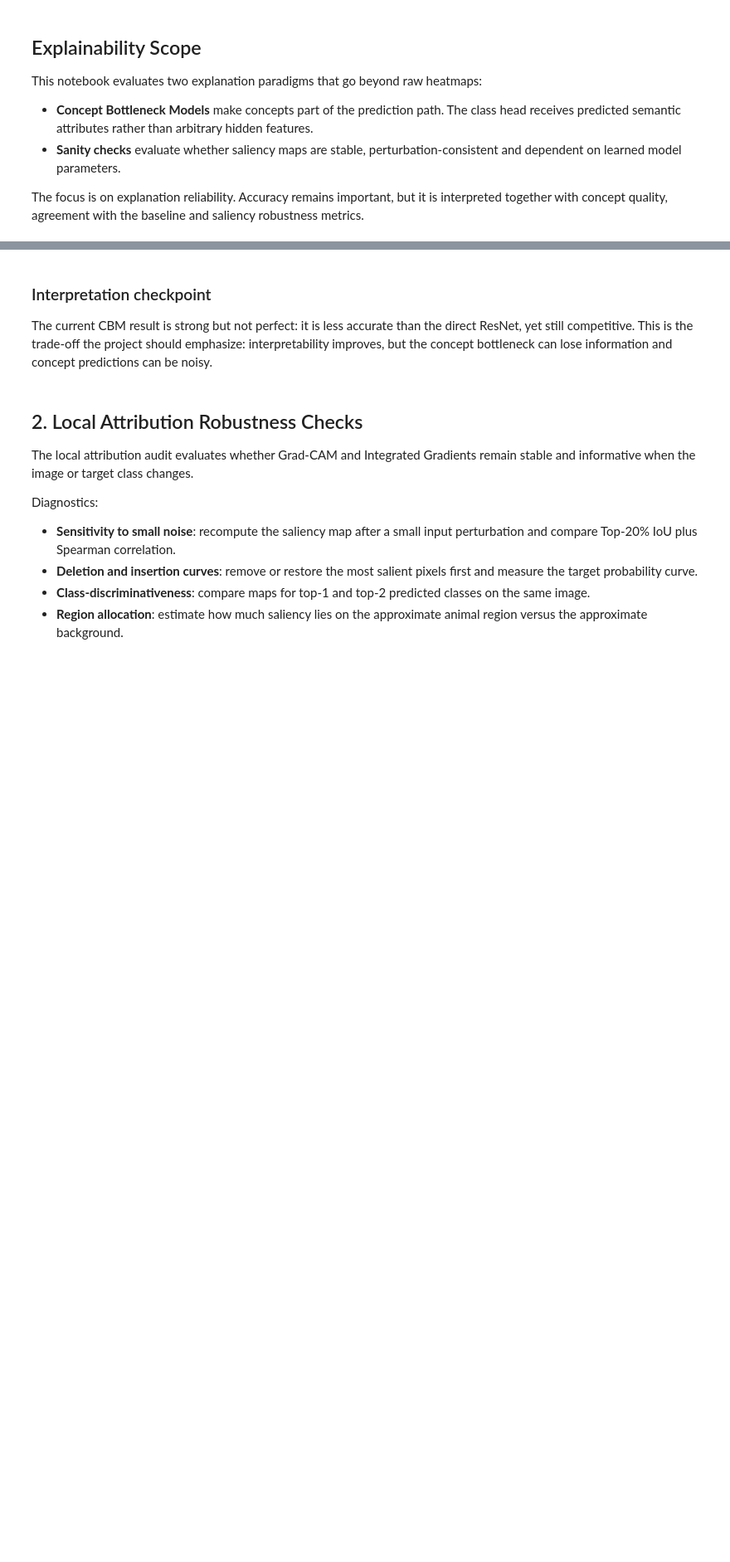
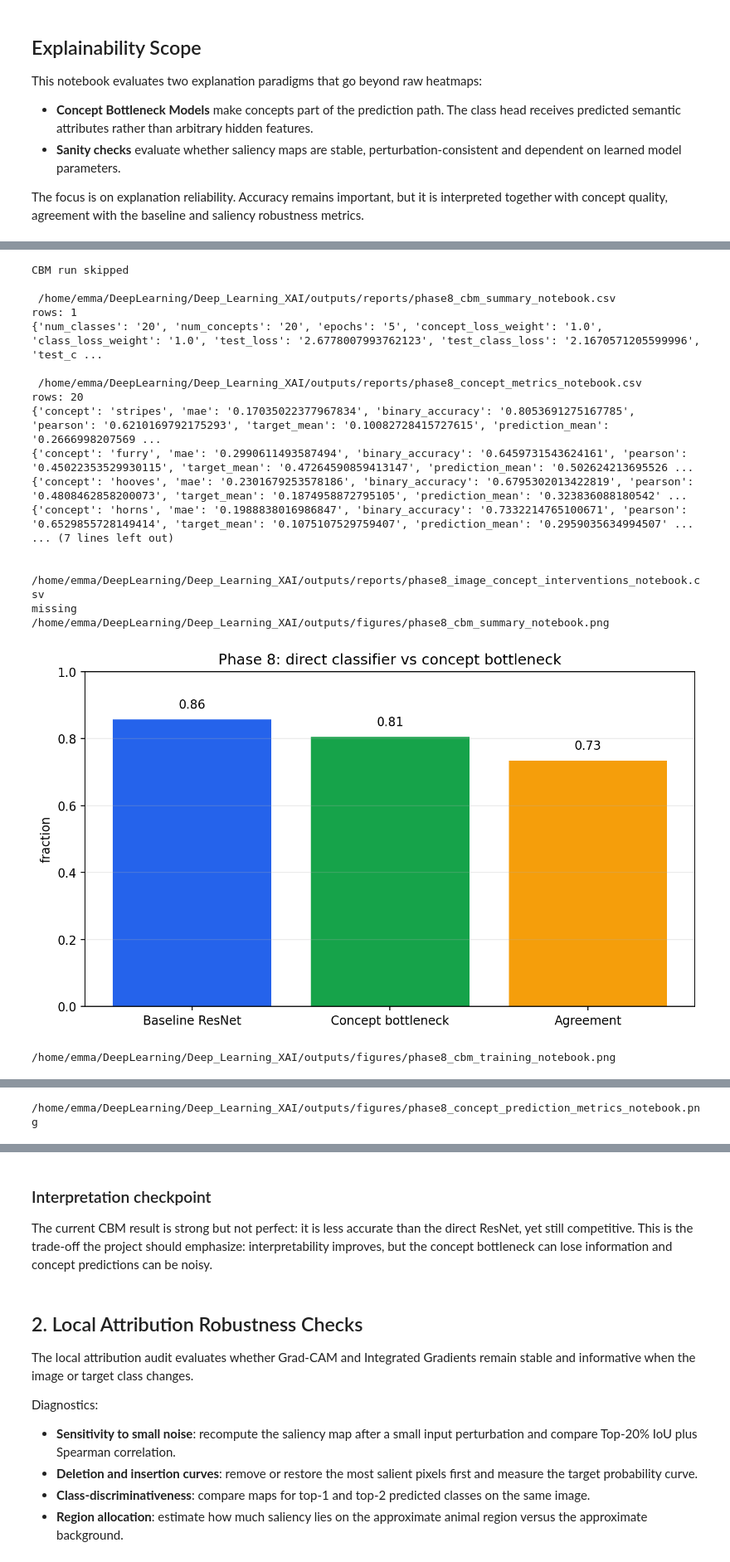
Before and after one commit to emmadariol/Deep_Learning_XAI, a Jupyter notebook: notebooks/03_bottleneck_sanity_report.ipynb, the cells around one changed output, grey strips where cells are left out. Shown at 83% size. Drawn from its saved outputs; the diff is of its cells as text; code cells hidden in the pictures; blank space fills up the shorter version.

Commit message:
fix errors

```diff
--- a/notebooks/03_bottleneck_sanity_report.ipynb
+++ b/notebooks/03_bottleneck_sanity_report.ipynb
@@ -37,6 +37,6 @@ print("project_root:", PROJECT_ROOT)
 print("manifest:", MANIFEST, "exists=", MANIFEST.exists())
 print("checkpoint:", CHECKPOINT, "exists=", CHECKPOINT.exists())
 
-RUN_CBM = True
-RUN_SANITY = True
-RUN_ADVANCED_ATTRIBUTION_AUDIT = True
+RUN_CBM = False  # set True to retrain and regenerate CBM outputs
+RUN_SANITY = False
+RUN_ADVANCED_ATTRIBUTION_AUDIT = False
@@ -71,18 +79,23 @@ if RUN_CBM:
         '--manifest', str(MANIFEST),
         '--metadata-root', str(METADATA_ROOT),
         '--backbone-checkpoint', str(CHECKPOINT),
-        '--checkpoint-output', str(PROJECT_ROOT / 'outputs' / 'checkpoints' / 'phase8_cbm_notebook.pt'),
+        '--checkpoint-path', str(PROJECT_ROOT / 'outputs' / 'checkpoints' / 'phase8_cbm_notebook.pt'),
         '--history-output', str(PROJECT_ROOT / 'outputs' / 'reports' / 'phase8_cbm_history_notebook.csv'),
         '--summary-output', str(PROJECT_ROOT / 'outputs' / 'reports' / 'phase8_cbm_summary_notebook.csv'),
         '--concept-metrics-output', str(PROJECT_ROOT / 'outputs' / 'reports' / 'phase8_concept_metrics_notebook.csv'),
         '--concept-confusion-output', str(PROJECT_ROOT / 'outputs' / 'reports' / 'phase8_concept_confusion_matrix_notebook.csv'),
         '--predictions-output', str(PROJECT_ROOT / 'outputs' / 'reports' / 'phase8_cbm_predictions_notebook.csv'),
-        '--intervention-output', str(PROJECT_ROOT / 'outputs' / 'reports' / 'phase8_concept_interventions_notebook.csv'),
+        '--error-analysis-output', str(PROJECT_ROOT / 'outputs' / 'reports' / 'phase8_cbm_error_analysis_notebook.csv'),
+        '--error-summary-output', str(PROJECT_ROOT / 'outputs' / 'reports' / 'phase8_cbm_error_summary_notebook.csv'),
+        '--intervention-output', str(PROJECT_ROOT / 'outputs' / 'reports' / 'phase8_oracle_prototype_interventions_notebook.csv'),
+        '--image-intervention-output', str(PROJECT_ROOT / 'outputs' / 'reports' / 'phase8_image_concept_interventions_notebook.csv'),
         '--training-figure-output', str(PROJECT_ROOT / 'outputs' / 'figures' / 'phase8_cbm_training_notebook.png'),
         '--summary-figure-output', str(PROJECT_ROOT / 'outputs' / 'figures' / 'phase8_cbm_summary_notebook.png'),
         '--concept-figure-output', str(PROJECT_ROOT / 'outputs' / 'figures' / 'phase8_concept_prediction_metrics_notebook.png'),
         '--concept-confusion-figure-output', str(PROJECT_ROOT / 'outputs' / 'figures' / 'phase8_concept_confusion_matrix_notebook.png'),
-        '--intervention-figure-output', str(PROJECT_ROOT / 'outputs' / 'figures' / 'phase8_concept_interventions_notebook.png'),
+        '--intervention-figure-output', str(PROJECT_ROOT / 'outputs' / 'figures' / 'phase8_oracle_prototype_interventions_notebook.png'),
+        '--image-intervention-figure-output', str(PROJECT_ROOT / 'outputs' / 'figures' / 'phase8_image_concept_interventions_notebook.png'),
+        '--error-figure-output', str(PROJECT_ROOT / 'outputs' / 'figures' / 'phase8_cbm_error_analysis_notebook.png'),
         '--top-concepts', '20',
         '--epochs', '5',
     ]
@@ -90,31 +103,54 @@ if RUN_CBM:
     subprocess.run(cmd, cwd=PROJECT_ROOT, check=True)
 else:
     print('CBM run skipped')
 
 for csv_path in [
     PROJECT_ROOT / 'outputs' / 'reports' / 'phase8_cbm_summary_notebook.csv',
     PROJECT_ROOT / 'outputs' / 'reports' / 'phase8_concept_metrics_notebook.csv',
     PROJECT_ROOT / 'outputs' / 'reports' / 'phase8_concept_confusion_matrix_notebook.csv',
+    PROJECT_ROOT / 'outputs' / 'reports' / 'phase8_image_concept_interventions_notebook.csv',
 ]:
     print('\n', csv_path)
     if csv_path.exists():
         with csv_path.open('r', newline='', encoding='utf-8') as handle:
             rows = list(csv.DictReader(handle))
         print('rows:', len(rows))
         for row in rows[:8]:
             print(row)
     else:
         print('missing')
 
 for figure in [
     PROJECT_ROOT / 'outputs' / 'figures' / 'phase8_cbm_summary_notebook.png',
     PROJECT_ROOT / 'outputs' / 'figures' / 'phase8_cbm_training_notebook.png',
     PROJECT_ROOT / 'outputs' / 'figures' / 'phase8_concept_prediction_metrics_notebook.png',
     PROJECT_ROOT / 'outputs' / 'figures' / 'phase8_concept_confusion_matrix_notebook.png',
-    PROJECT_ROOT / 'outputs' / 'figures' / 'phase8_concept_interventions_notebook.png',
+    PROJECT_ROOT / 'outputs' / 'figures' / 'phase8_oracle_prototype_interventions_notebook.png',
+    PROJECT_ROOT / 'outputs' / 'figures' / 'phase8_image_concept_interventions_notebook.png',
+    PROJECT_ROOT / 'outputs' / 'figures' / 'phase8_cbm_error_analysis_notebook.png',
 ]:
     print(figure)
     if figure.exists():
         display(Image(filename=str(figure)))
     else:
         print('missing')
+# %% [output]
+CBM run skipped
+
+ /home/emma/DeepLearning/Deep_Learning_XAI/outputs/reports/phase8_cbm_summary_notebook.csv
+rows: 1
+{'num_classes': '20', 'num_concepts': '20', 'epochs': '5', 'concept_loss_weight': '1.0', 'class_loss_weight': '1.0', 'test_loss': '2.6778007993762123', 'test_class_loss': '2.1670571205599996', 'test_c ...
+
+ /home/emma/DeepLearning/Deep_Learning_XAI/outputs/reports/phase8_concept_metrics_notebook.csv
+rows: 20
+{'concept': 'stripes', 'mae': '0.17035022377967834', 'binary_accuracy': '0.8053691275167785', 'pearson': '0.6210169792175293', 'target_mean': '0.10082728415727615', 'prediction_mean': '0.2666998207569 ...
+{'concept': 'furry', 'mae': '0.2990611493587494', 'binary_accuracy': '0.6459731543624161', 'pearson': '0.45022353529930115', 'target_mean': '0.47264590859413147', 'prediction_mean': '0.502624213695526 ...
+{'concept': 'hooves', 'mae': '0.2301679253578186', 'binary_accuracy': '0.6795302013422819', 'pearson': '0.4808462858200073', 'target_mean': '0.1874958872795105', 'prediction_mean': '0.323836088180542' ...
+{'concept': 'horns', 'mae': '0.1988838016986847', 'binary_accuracy': '0.7332214765100671', 'pearson': '0.6529855728149414', 'target_mean': '0.1075107529759407', 'prediction_mean': '0.2959035634994507' ...
+... (7 lines left out)
+
+ /home/emma/DeepLearning/Deep_Learning_XAI/outputs/reports/phase8_image_concept_interventions_notebook.csv
+missing
+/home/emma/DeepLearning/Deep_Learning_XAI/outputs/figures/phase8_cbm_summary_notebook.png
+[figure, added]
+/home/emma/DeepLearning/Deep_Learning_XAI/outputs/figures/phase8_cbm_training_notebook.png
@@ -120,0 +158 @@ for figure in [
+/home/emma/DeepLearning/Deep_Learning_XAI/outputs/figures/phase8_concept_prediction_metrics_notebook.png
```
Also changed, not shown: parts of 5 cells of this notebook, 31 other files.
